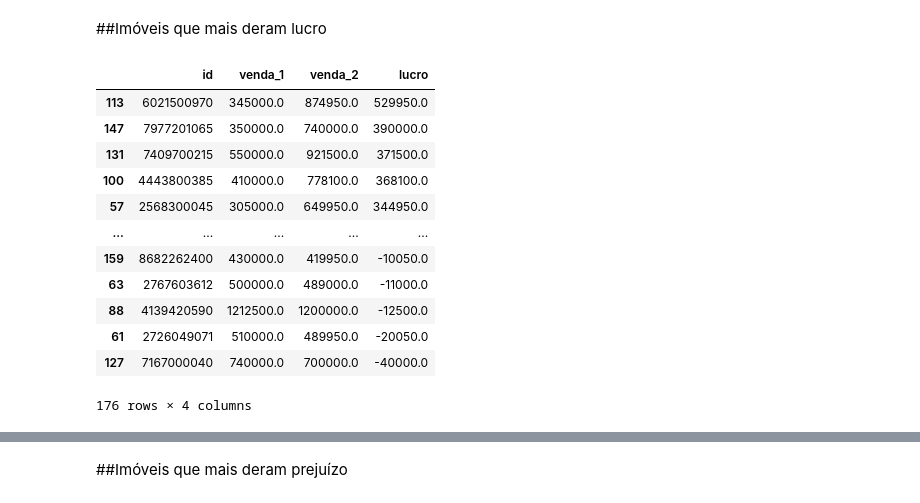
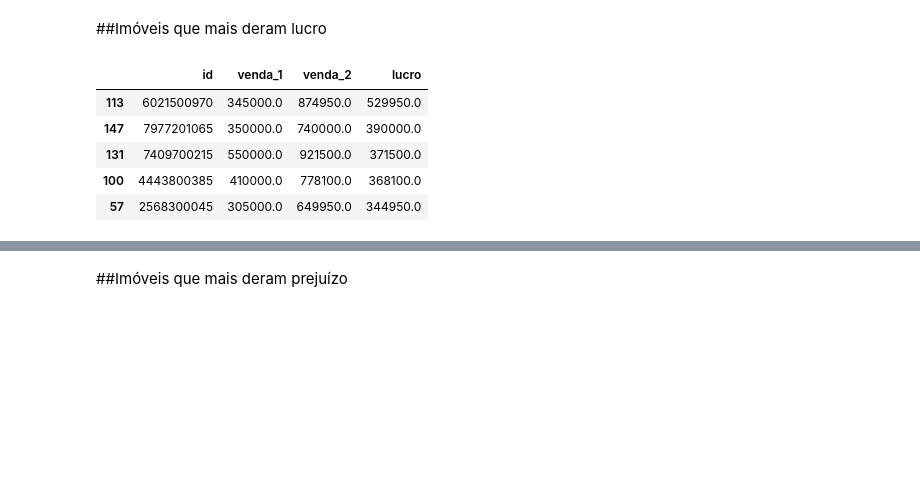
Before and after one commit to Rafa516/RoofImoveis, a Jupyter notebook: MiniProjeto_RoofImoveis_RID37828.ipynb, the cells around one changed output, grey strips where cells are left out. Cells and saved outputs as stored; diff of their text form; code cells hidden in the pictures; blank space fills up the shorter version.

```diff
--- a/MiniProjeto_RoofImoveis_RID37828.ipynb
+++ b/MiniProjeto_RoofImoveis_RID37828.ipynb
@@ -414,18 +418,12 @@ duplicadostabela
 # %% [markdown]
 ##Imóveis que mais deram lucro
 # %%
-duplicadostabela.sort_values(by=['lucro'], ascending=False)
+df_lucro = duplicadostabela.sort_values(by=['lucro'], ascending=False)
+df_lucro.head()
 # %% [output]
 |  | id | venda_1 | venda_2 | lucro |
 | 113 | 6021500970 | 345000.0 | 874950.0 | 529950.0 |
 | 147 | 7977201065 | 350000.0 | 740000.0 | 390000.0 |
 | 131 | 7409700215 | 550000.0 | 921500.0 | 371500.0 |
 | 100 | 4443800385 | 410000.0 | 778100.0 | 368100.0 |
 | 57 | 2568300045 | 305000.0 | 649950.0 | 344950.0 |
-| ... | ... | ... | ... | ... |
-| 159 | 8682262400 | 430000.0 | 419950.0 | -10050.0 |
-| 63 | 2767603612 | 500000.0 | 489000.0 | -11000.0 |
-| 88 | 4139420590 | 1212500.0 | 1200000.0 | -12500.0 |
-| 61 | 2726049071 | 510000.0 | 489950.0 | -20050.0 |
-| 127 | 7167000040 | 740000.0 | 700000.0 | -40000.0 |
-176 rows × 4 columns
```
Also changed, not shown: parts of 4 cells of this notebook.
